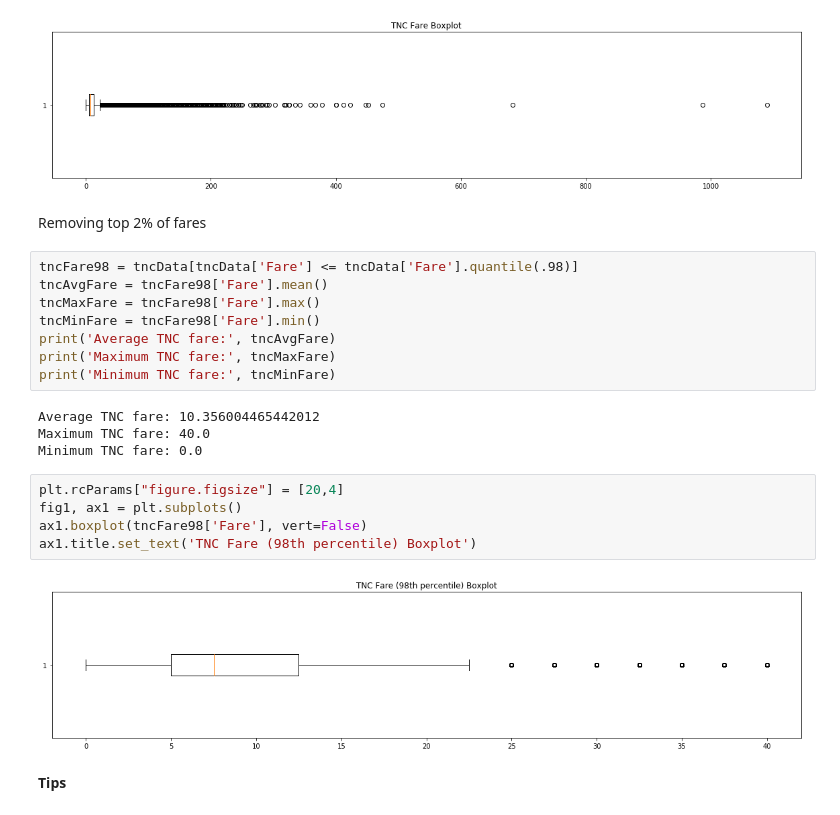
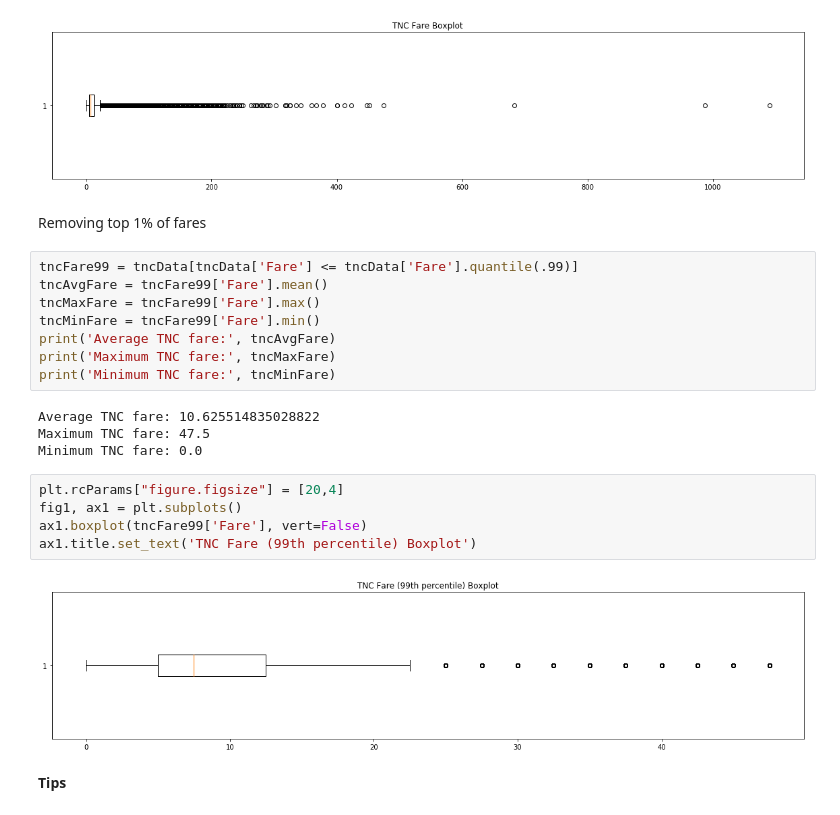
Before and after one commit to juanfrans/chicago_tnc_vs_taxis, a Jupyter notebook: 02_GeneratingSummaryTablesGraphs/src/01_GeneratingSummaryTablesGraphs.ipynb, the cells around one changed output. Saved outputs shown, nothing was run; the diff lists cells and outputs as text.

```diff
--- a/02_GeneratingSummaryTablesGraphs/src/01_GeneratingSummaryTablesGraphs.ipynb
+++ b/02_GeneratingSummaryTablesGraphs/src/01_GeneratingSummaryTablesGraphs.ipynb
@@ -146,26 +146,26 @@ ax1.title.set_text('TNC Fare Boxplot')
 # %% [output]
 [figure]
 # %% [markdown]
-Removing top 2% of fares
+Removing top 1% of fares
 # %%
-tncFare98 = tncData[tncData['Fare'] <= tncData['Fare'].quantile(.98)]
-tncAvgFare = tncFare98['Fare'].mean()
-tncMaxFare = tncFare98['Fare'].max()
-tncMinFare = tncFare98['Fare'].min()
+tncFare99 = tncData[tncData['Fare'] <= tncData['Fare'].quantile(.99)]
+tncAvgFare = tncFare99['Fare'].mean()
+tncMaxFare = tncFare99['Fare'].max()
+tncMinFare = tncFare99['Fare'].min()
 print('Average TNC fare:', tncAvgFare)
 print('Maximum TNC fare:', tncMaxFare)
 print('Minimum TNC fare:', tncMinFare)
 # %% [output]
-Average TNC fare: 10.356004465442012
-Maximum TNC fare: 40.0
+Average TNC fare: 10.625514835028822
+Maximum TNC fare: 47.5
 Minimum TNC fare: 0.0
 # %%
 plt.rcParams["figure.figsize"] = [20,4]
 fig1, ax1 = plt.subplots()
-ax1.boxplot(tncFare98['Fare'], vert=False)
-ax1.title.set_text('TNC Fare (98th percentile) Boxplot')
+ax1.boxplot(tncFare99['Fare'], vert=False)
+ax1.title.set_text('TNC Fare (99th percentile) Boxplot')
 # %% [output]
-[figure, old version]
+[figure, new version]
 # %% [markdown]
 **Tips**
 # %%
```
Also changed, not shown: parts of 31 cells of this notebook, 2 other files.
